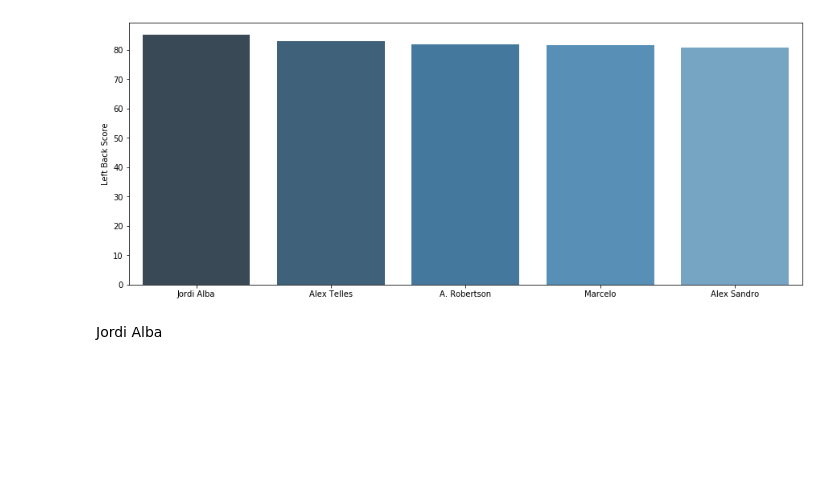
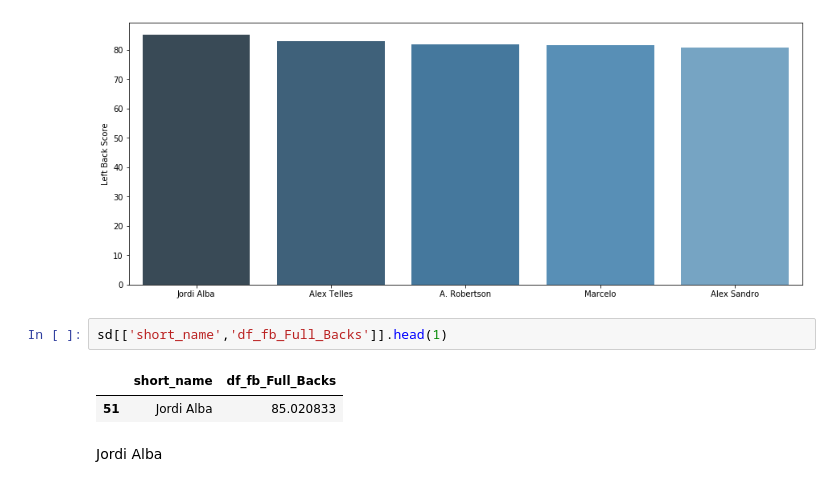
Before and after one commit to johnseo1026/TIL-H, a Jupyter notebook: best11 분석을 통해 만들기.ipynb, the cells around one changed output. Saved outputs shown, nothing was run; the diff lists cells and outputs as text; blank space fills up the shorter version.

```diff
--- a/best11 분석을 통해 만들기.ipynb
+++ b/best11 분석을 통해 만들기.ipynb
@@ -90,6 +105,11 @@ plt.ylabel("Left Back Score")
 # %% [output]
 Text(0, 0.5, 'Left Back Score')
 [figure]
+# %%
+sd[['short_name','df_fb_Full_Backs']].head(1)
+# %% [output]
+|  | short_name | df_fb_Full_Backs |
+| 51 | Jordi Alba | 85.020833 |
 # %% [markdown]
 Jordi Alba
 # %% [markdown]
```
Also changed, not shown: parts of 13 cells of this notebook.
